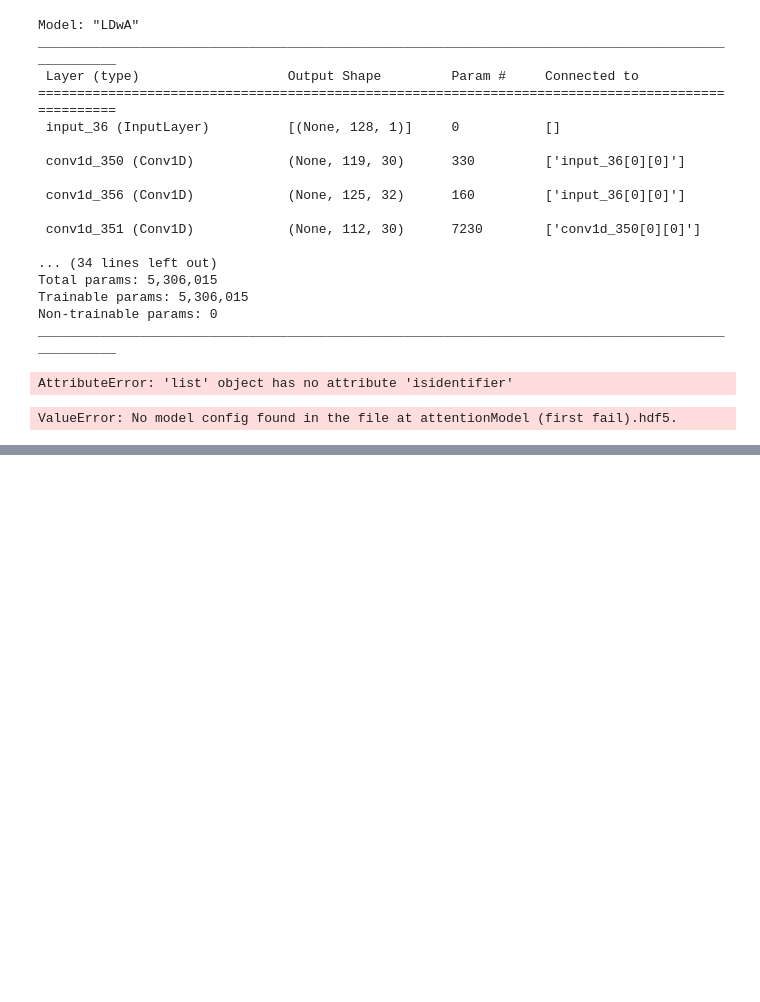
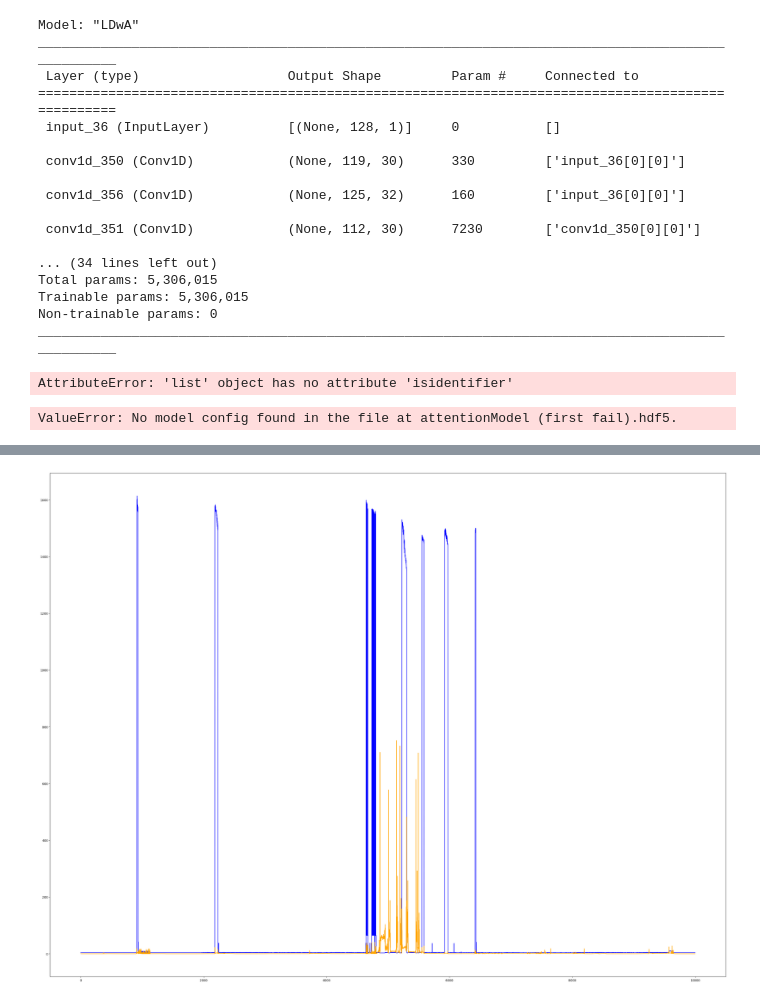
Before and after one commit to cgs434/attention-nilm, a Jupyter notebook: source/copyMain (3 houses).ipynb, the cells around one changed output, grey strips where cells are left out. Saved outputs shown, nothing was run; the diff lists cells and outputs as text; code cells hidden in the pictures; blank space fills up the shorter version.

```diff
--- a/source/copyMain (3 houses).ipynb
+++ b/source/copyMain (3 houses).ipynb
@@ -849,0 +860,20 @@ plt.show()
+# %%
+# Read the NILM dataset
+main_train, appliance_train = np.array(X_train), np.array(y_train)
+main_val, appliance_val = np.array(X_val), np.array(y_val)
+main_test, appliance_test = np.array(mainHouse1), np.array(microwaveHouse1)
+
+# Standardization of the main power and normalization of appliance power
+for index, house in enumerate(appliance_train):
+  appliance_min_power = np.min(house)
+  appliance_max_power = np.max(house)
+
+  appliance_train_regression[index] = normalize_data(np.copy(appliance_train_regression[index]), appliance_min_power, appliance_max_power)
+  appliance_val_regression[index] = normalize_data(np.copy(appliance_val_regression[index]), appliance_min_power, appliance_max_power)
+
+for index, house in enumerate(main_train):
+  """main_std = np.std(house)
+  main_mean = np.mean(house)"""
+
+  main_train[index] = standardize_data(house, np.mean(house), np.std(house))
+  main_val[index] = standardize_data(main_val[index], np.mean(main_val[index]), np.std(main_val[index]))
@@ -922,0 +1001,9 @@ plt.show()
+# %%
+from matplotlib.pyplot import figure
+
+figure(figsize=(40, 30))
+plt.plot(np.arange(10000), appliance_test[0:10000], color='blue')
+plt.plot(np.arange(10000), prediction[0:10000], color='orange')
+plt.show()
+# %% [output]
+[figure, added]
```
Also changed, not shown: parts of 8 cells of this notebook, 6 other files.
